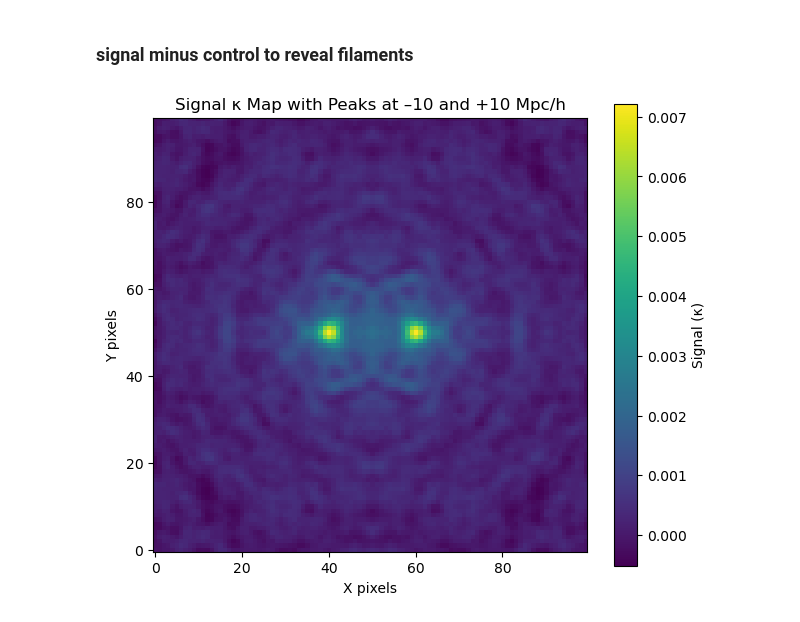
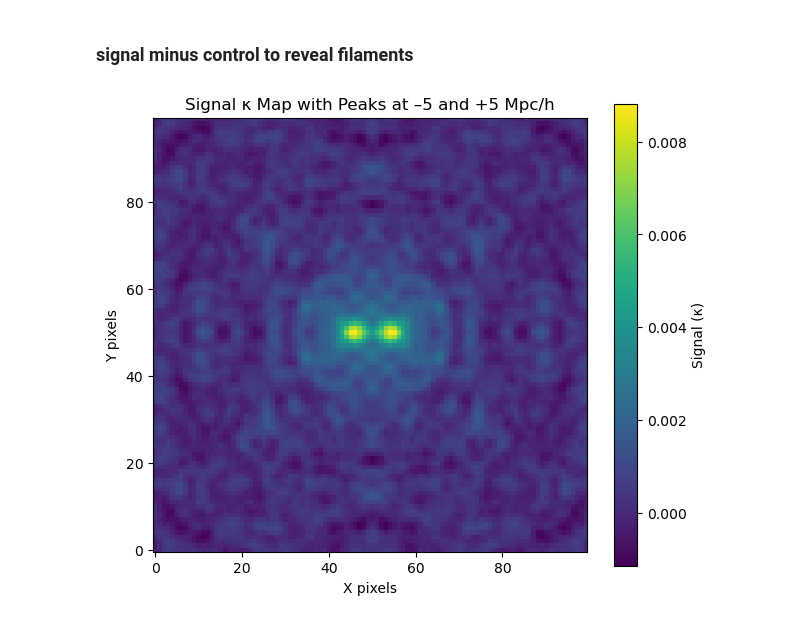
Before and after one commit to carolinewu327/astrophysics, a Jupyter notebook: subtracted_revealing_filaments.ipynb, the cells around one changed output. Cells and saved outputs as stored; diff of their text form; code cells hidden in the pictures.

```diff
--- a/subtracted_revealing_filaments.ipynb
+++ b/subtracted_revealing_filaments.ipynb
@@ -14,7 +14,7 @@ import numpy as np
 import pandas as pd
 import matplotlib.pyplot as plt
 
-separation = 20
+separation = 10
 
 # --- Load CSVs ---
 signal = pd.read_csv(f"data/kappa_sym_{separation}_BOSS_NGCSGC.csv", index_col=0).values
@@ -32,34 +32,33 @@ shift_pix = int(np.round(shift_hmpc / cell_size_hmpc))  # convert to pixels
 # Take the single-galaxy stacked κ map (already symmetrized if desired)
 base_map = center  # or kappa_smooth or kappa_sub, depending on what you want
 
 # Shift left and right
 map_left  = np.roll(base_map, -shift_pix, axis=1)  # shift to -10 Mpc/h
 map_right = np.roll(base_map, +shift_pix, axis=1)  # shift to +10 Mpc/h
 
 # Add them up to create a control "pair" map
 control = map_left + map_right
 
 # --- Crop to same shape if needed ---
 min_size = min(signal.shape[0], control.shape[0])
 signal = signal[:min_size, :min_size]
 control = control[:min_size, :min_size]
 
 # --- Subtract ---
 filaments = signal  - control
 
 # --- Save to CSV ---
 # pd.DataFrame(filaments).to_csv("filaments.csv", header=False, index=False)
 # print(f"✅ Filament map saved as filaments.csv with shape {filaments.shape}")
 
 # --- Plot ---
 plt.figure(figsize=(7, 6))
 im = plt.imshow(signal, origin="lower", cmap="viridis")
 plt.colorbar(im, label="Signal (κ)")
-# plt.title("Filament Map (Signal – Control) 5Mpc/h")
-plt.title("Signal κ Map with Peaks at –10 and +10 Mpc/h")
+plt.title("Signal κ Map with Peaks at –5 and +5 Mpc/h")
 plt.xlabel("X pixels")
 plt.ylabel("Y pixels")
 plt.show()
 # %% [output]
-[figure, old version]
+[figure, new version]
 # %%
```
Also changed, not shown: parts of 3 cells of this notebook, 1 other file.
